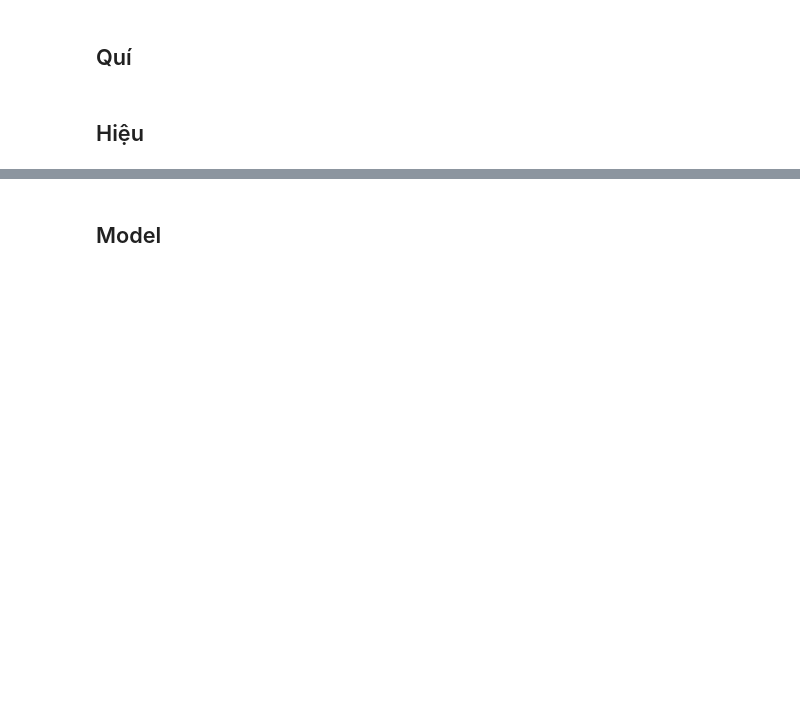
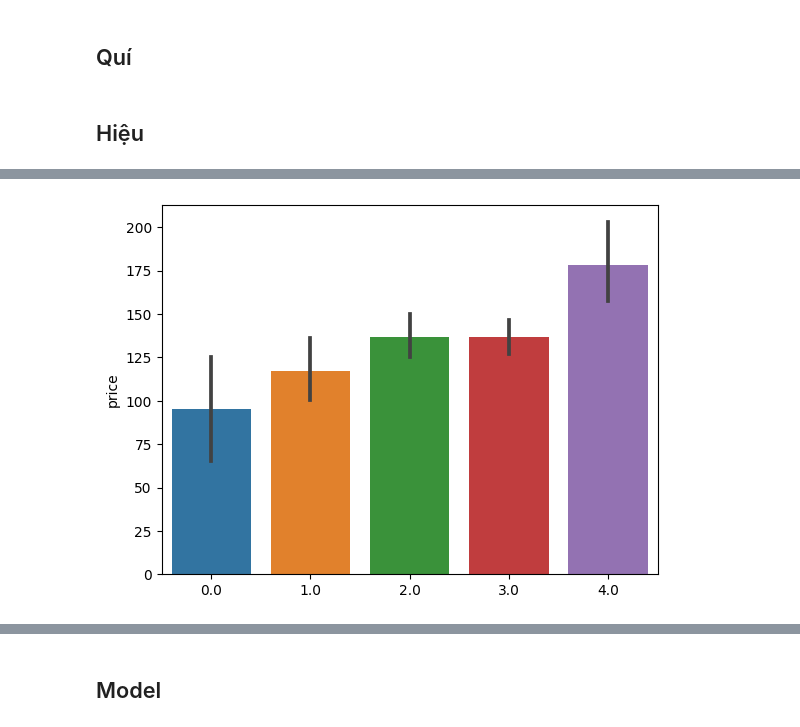
Before and after one commit to 19127592/PTDLUD, a Jupyter notebook: Project.ipynb, the cells around one changed output, grey strips where cells are left out. Drawn from its saved outputs; the diff is of its cells as text; code cells hidden in the pictures; blank space fills up the shorter version.

```diff
--- a/Project.ipynb
+++ b/Project.ipynb
@@ -405,0 +388,8 @@ df2 = df2[df2.room_type != '9']
+# %%
+fig,ax=plt.subplots()
+x=np.array(df_host.bedrooms)
+xlabel=np.round(x)
+host_barplot = sns.barplot(x=xlabel, y='price', data=df_host)
+plt.show()
+# %% [output]
+[figure, added]
```
Also changed, not shown: parts of 16 cells of this notebook.
